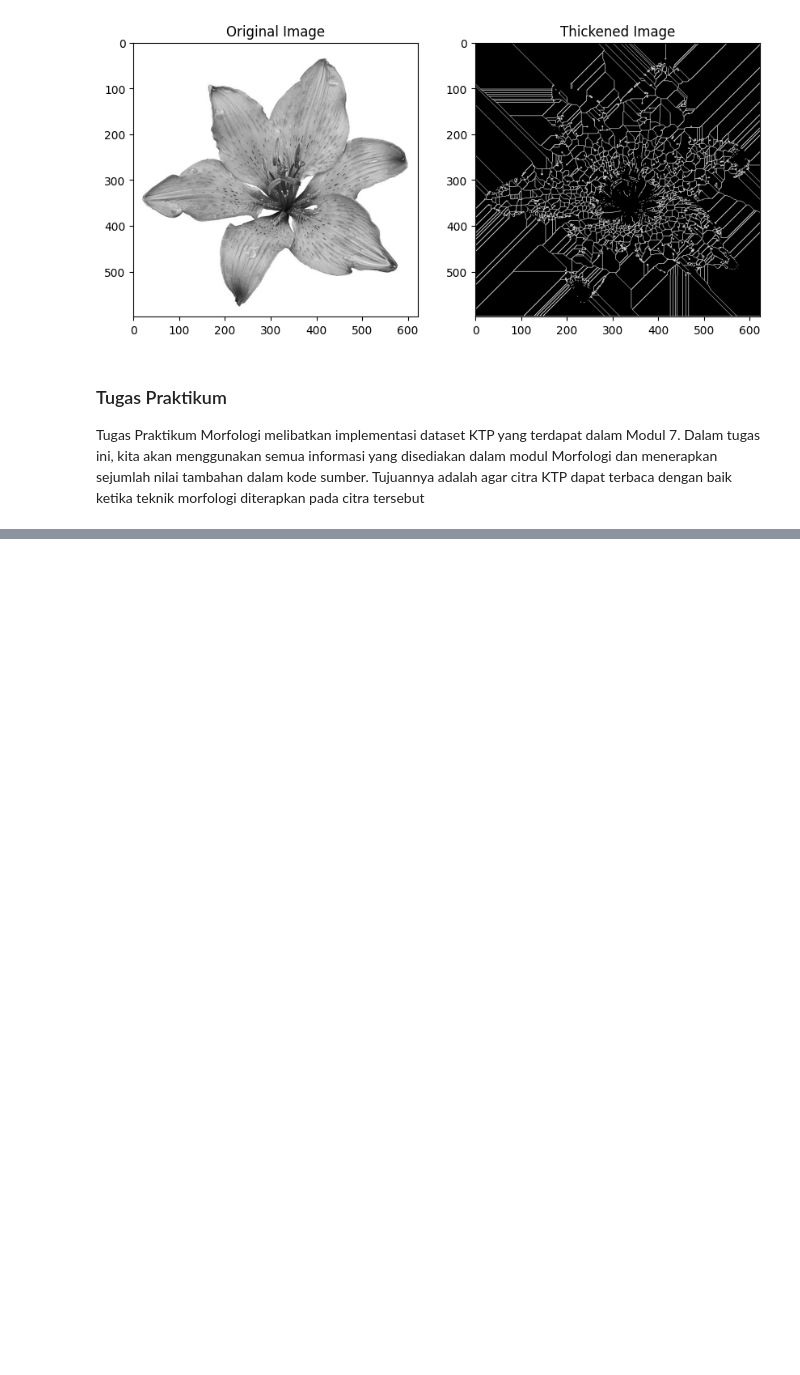
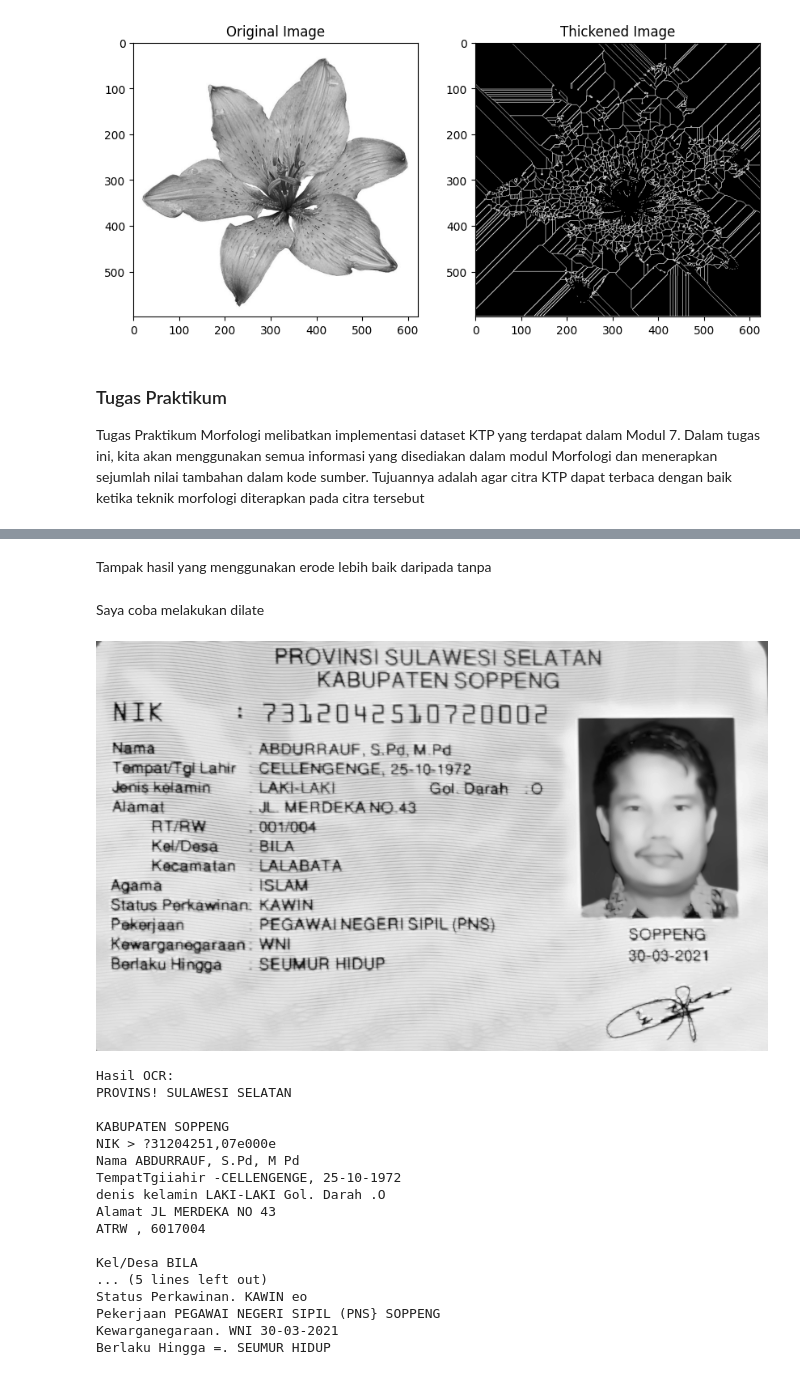
Before and after one commit to izamul/Kelompok-3_PCVK_TI3H_2023, a Jupyter notebook: Week9.ipynb, the cells around one changed output, grey strips where cells are left out. Drawn from its saved outputs; the diff is of its cells as text; code cells hidden in the pictures; blank space fills up the shorter version.

```diff
--- a/Week9.ipynb
+++ b/Week9.ipynb
@@ -621,0 +759,33 @@ tersebut
+# %% [markdown]
+Tampak hasil yang menggunakan erode lebih baik daripada tanpa
+# %% [markdown]
+Saya coba melakukan dilate
+# %%
+dilate = cv.dilate(thresh, kernel, iterations=1)
+
+text = pytesseract.image_to_string(dilate)
+
+cv2_imshow(dilate)
+
+# Tampilkan hasil OCR
+print("Hasil OCR:")
+print(text)
+# %% [output]
+[figure, added]
+Hasil OCR:
+PROVINS! SULAWESI SELATAN
+
+KABUPATEN SOPPENG
+NIK > ?31204251,07e000e
+Nama ABDURRAUF, S.Pd, M Pd
+TempatTgiiahir -CELLENGENGE, 25-10-1972
+denis kelamin LAKI-LAKI Gol. Darah .O
+Alamat JL MERDEKA NO 43
+ATRW , 6017004
+
+Kel/Desa BILA
+... (5 lines left out)
+Status Perkawinan. KAWIN eo
+Pekerjaan PEGAWAI NEGERI SIPIL (PNS} SOPPENG
+Kewarganegaraan. WNI 30-03-2021
+Berlaku Hingga =. SEUMUR HIDUP
```
Also changed, not shown: parts of 12 cells of this notebook.
